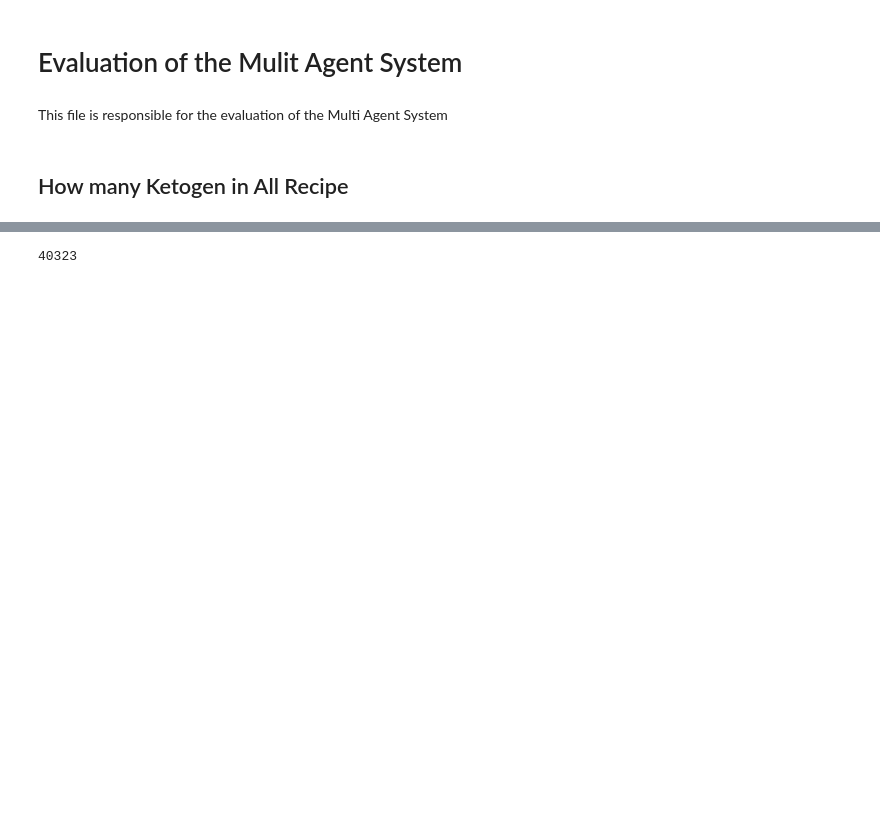
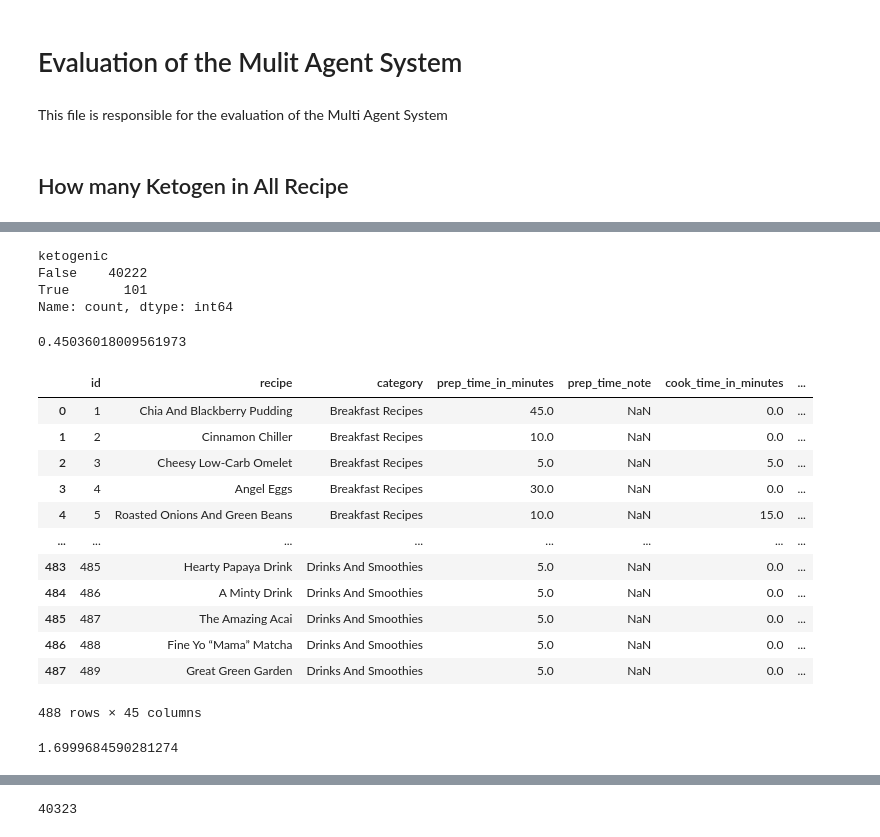
Before and after one commit to NoahMeissner/FoMaRec, a Jupyter notebook: system/Biase_evaluation.ipynb, the cells around one changed output, grey strips where cells are left out. Drawn from its saved outputs; the diff is of its cells as text; code cells hidden in the pictures; blank space fills up the shorter version.

```diff
--- a/system/Biase_evaluation.ipynb
+++ b/system/Biase_evaluation.ipynb
@@ -60,0 +101,38 @@ dataset['ketogenic'] = dataset.apply(lambda x: is_ketogenic(protein_g=x['protein
+# %%
+dataset['ketogenic'].value_counts()
+# %% [output]
+ketogenic
+False    40222
+True       101
+Name: count, dtype: int64
+# %%
+mean_ratio = dataset['ketogenic_ratio'].replace([float('inf'), -float('inf')], np.nan).mean()
+print(mean_ratio)
+# %% [output]
+0.45036018009561973
+# %%
+from foodrec.data.keto import KetoLoader
+KL = KetoLoader()
+keto_dataset = KL.load_dataset()
+# %%
+keto_dataset
+# %% [output]
+|  | id | recipe | category | prep_time_in_minutes | prep_time_note | cook_time_in_minutes | ... |
+| 0 | 1 | Chia And Blackberry Pudding | Breakfast Recipes | 45.0 | NaN | 0.0 | ... |
+| 1 | 2 | Cinnamon Chiller | Breakfast Recipes | 10.0 | NaN | 0.0 | ... |
+| 2 | 3 | Cheesy Low-Carb Omelet | Breakfast Recipes | 5.0 | NaN | 5.0 | ... |
+| 3 | 4 | Angel Eggs | Breakfast Recipes | 30.0 | NaN | 0.0 | ... |
+| 4 | 5 | Roasted Onions And Green Beans | Breakfast Recipes | 10.0 | NaN | 15.0 | ... |
+| ... | ... | ... | ... | ... | ... | ... | ... |
+| 483 | 485 | Hearty Papaya Drink | Drinks And Smoothies | 5.0 | NaN | 0.0 | ... |
+| 484 | 486 | A Minty Drink | Drinks And Smoothies | 5.0 | NaN | 0.0 | ... |
+| 485 | 487 | The Amazing Acai | Drinks And Smoothies | 5.0 | NaN | 0.0 | ... |
+| 486 | 488 | Fine Yo “Mama” Matcha | Drinks And Smoothies | 5.0 | NaN | 0.0 | ... |
+| 487 | 489 | Great Green Garden | Drinks And Smoothies | 5.0 | NaN | 0.0 | ... |
+488 rows × 45 columns
+# %%
+keto_dataset['ketogenic_ratio'] = keto_dataset.apply(lambda x: calc_keto_ratio(protein_g=x['protein_in_grams'], fat_g=x['fat_in_grams'], carbs_g=x['carbohydrates_in_grams']), axis=1)
+mean_ratio = keto_dataset['ketogenic_ratio'].replace([float('inf'), -float('inf')], np.nan).mean()
+print(mean_ratio)
+# %% [output]
+1.6999684590281274
```
Also changed, not shown: parts of 26 cells of this notebook, 9 other files.
